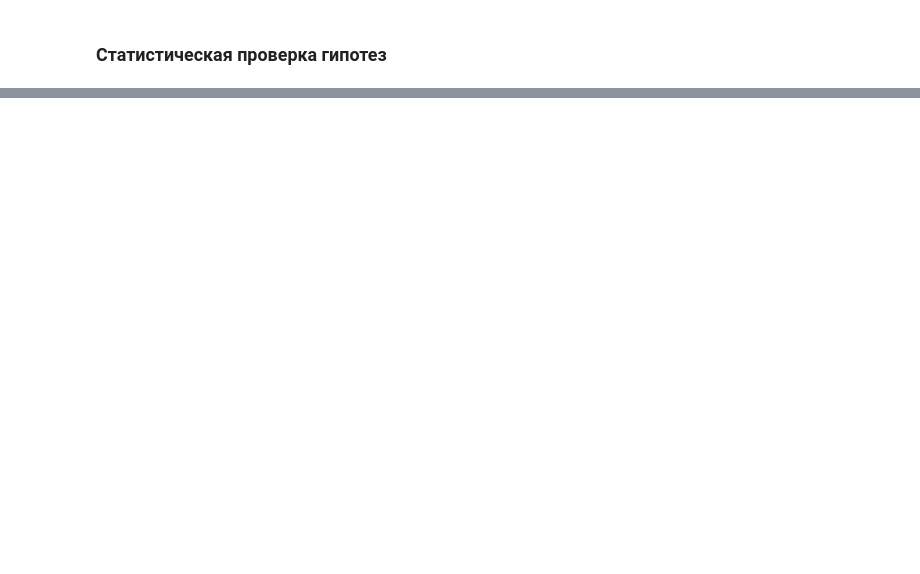
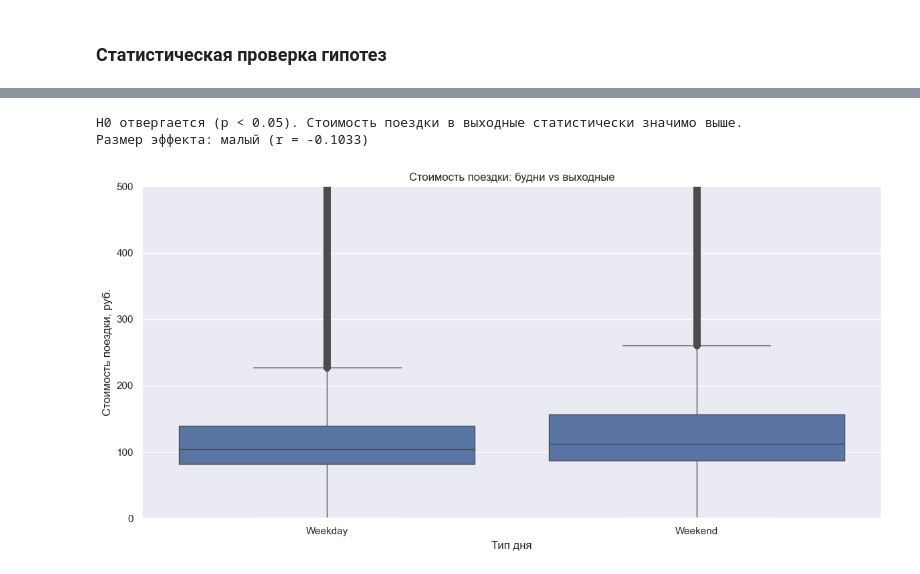
Before and after one commit to george-gh5/kicksharing-analysis, a Jupyter notebook: notebooks/4_metrics_and_hypotheses.ipynb, the cells around one changed output, grey strips where cells are left out. Drawn from its saved outputs; the diff is of its cells as text; code cells hidden in the pictures; blank space fills up the shorter version.

```diff
--- a/notebooks/4_metrics_and_hypotheses.ipynb
+++ b/notebooks/4_metrics_and_hypotheses.ipynb
@@ -496,0 +470,9 @@ else:
+# %%
+# подготовка данных
+df_h4 = df[['day_of_week', 'nominal_price_rub_amt']].copy()
+df_h4['day_type'] = np.where(df_h4['day_of_week'].isin([5, 6]), 'Weekend', 'Weekday')
+
+weekend_prices = df_h4[df_h4['day_type'] == 'Weekend']['nominal_price_rub_amt']
+weekday_prices = df_h4[df_h4['day_type'] == 'Weekday']['nominal_price_rub_amt']
+
+print(f"Поездки Weekend: {len(weekend_prices):,}, поездки Weekday: {len(weekday_prices):,}")
@@ -496,0 +516,23 @@ else:
+# %%
+if p_val_h4 < ALPHA:
+    print(f"H0 отвергается (p < {ALPHA}). Стоимость поездки в выходные статистически значимо выше.")
+    print(f"Размер эффекта: {'малый' if abs(r_h4) < 0.3 else 'средний' if abs(r_h4) < 0.5 else 'большой'} (r = {r_h4:.4f})")
+else:
+    print(f"H0 не отвергается (p >= {ALPHA}). Разница не является статистически значимой.")
+# %% [output]
+H0 отвергается (p < 0.05). Стоимость поездки в выходные статистически значимо выше.
+Размер эффекта: малый (r = -0.1033)
+# %%
+# визуализация
+plt.figure(figsize=(12, 6))
+
+sns.boxplot(data=df_h4, x='day_type', y='nominal_price_rub_amt', order=['Weekday', 'Weekend'])
+plt.title('Стоимость поездки: будни vs выходные')
+plt.xlabel('Тип дня')
+plt.ylabel('Стоимость поездки, руб.')
+plt.ylim(0, 500)
+
+plt.tight_layout()
+plt.show()
+# %% [output]
+[figure, added]
```
Also changed, not shown: parts of 127 cells of this notebook.
